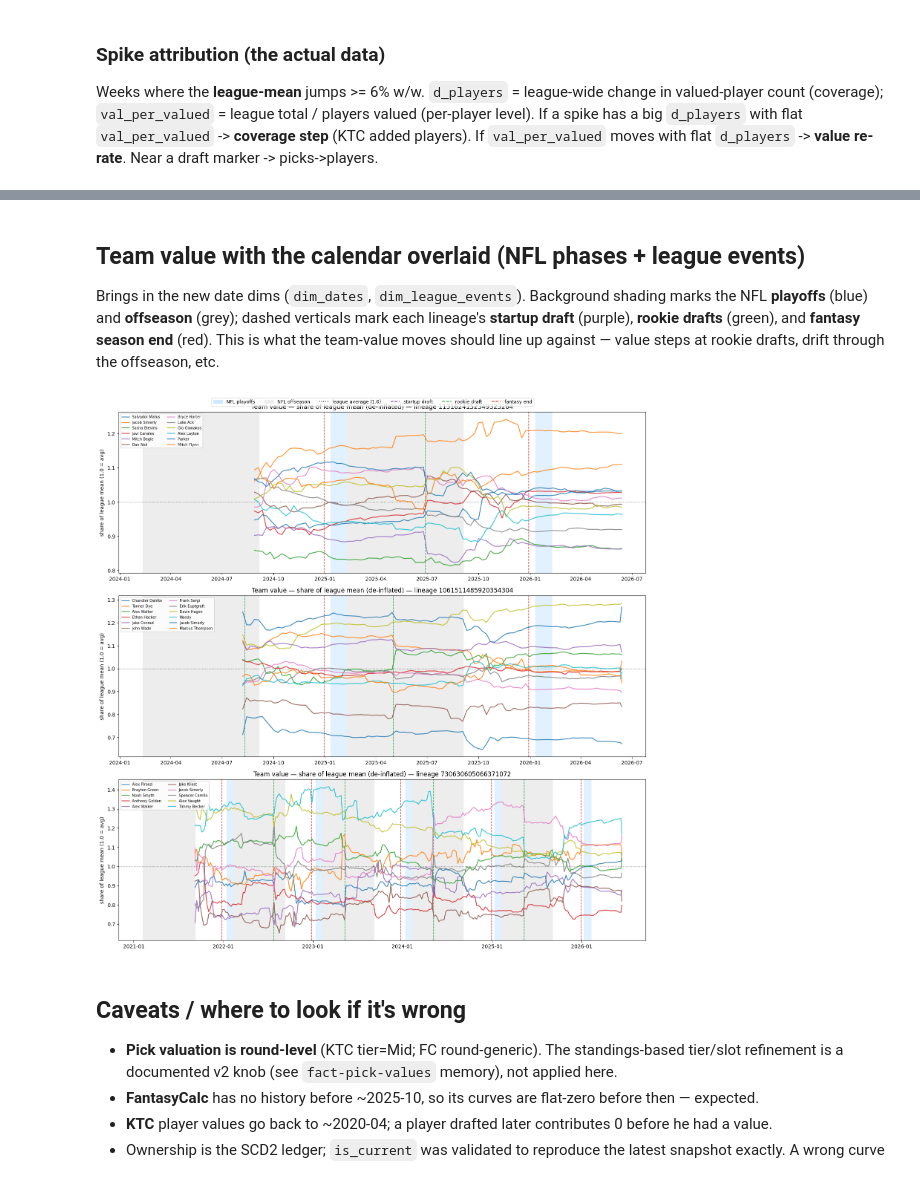
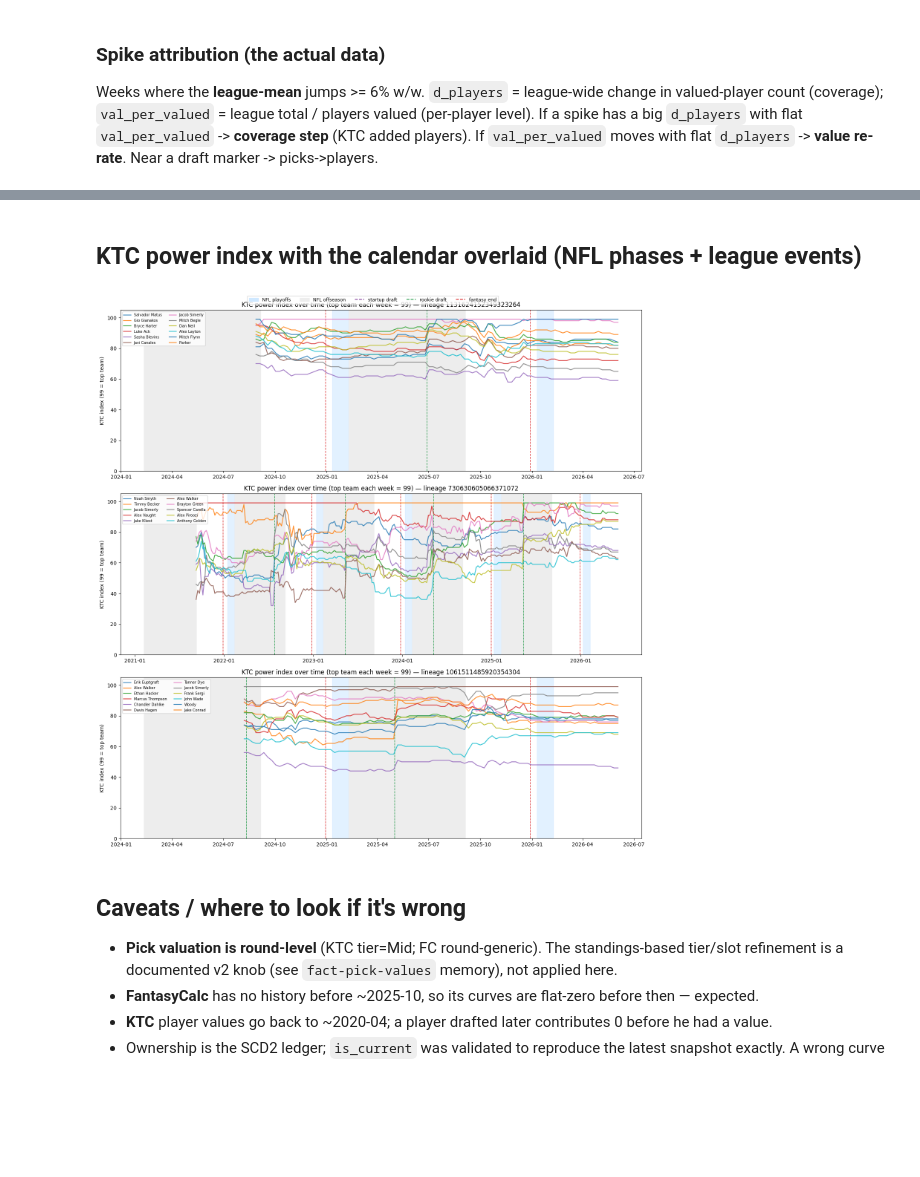
Before and after one commit to jsimerly/fantasy-analysis, a Jupyter notebook: analysis/02_team_value_over_time.ipynb, the cells around one changed output, grey strips where cells are left out. Saved outputs shown, nothing was run; the diff lists cells and outputs as text; code cells hidden in the pictures; blank space fills up the shorter version.

```diff
--- a/analysis/02_team_value_over_time.ipynb
+++ b/analysis/02_team_value_over_time.ipynb
@@ -45,9 +45,10 @@ player values: 562,568 rows  (2020-04-01 -> 2026-06-13)
 pick(round) values  KTC: 17,247   FC: 74,592
 # %%
 # --- build the measure on a weekly grid, both lenses ---
-END = "2026-06-13"   # extend through the current 2026 snapshot
-DATES = F.weekly_dates("2021-09-01", END)
-if END not in DATES: DATES = DATES + [END]   # weekly grid lands on Wed; ensure the latest snapshot date is included
+# Grid ends at the last continuous snapshot week. The single post-rollover 2026
+# snapshot sits after an ~8-month frozen-roster gap, so including it spikes the
+# lines; the current-state check below uses a standalone as-of-today snapshot instead.
+DATES = F.weekly_dates("2021-09-01", "2026-06-07")
 tv_ktc = F.team_value_timeseries(ledger, "ktc", DATES, player_values=pv, pick_values=pk_ktc)
 tv_fc  = F.team_value_timeseries(ledger, "fc",  DATES, player_values=pv, pick_values=pk_fc)
 
@@ -232,13 +229,9 @@ fig.tight_layout(); fig.savefig(CACHE/"tvot_ktc_spikes.png",dpi=90,bbox_inches="
 # %% [markdown]
-## Team value with the calendar overlaid (NFL phases + league events)
-Brings in the new date dims (`dim_dates`, `dim_league_events`). Background shading marks the NFL
-**playoffs** (blue) and **offseason** (grey); dashed verticals mark each lineage's **startup draft**
-(purple), **rookie drafts** (green), and **fantasy season end** (red). This is what the team-value
-moves should line up against — value steps at rookie drafts, drift through the offseason, etc.
+## KTC power index with the calendar overlaid (NFL phases + league events)
 # %%
 import matplotlib.patches as mpatches
 dd_cal, le_cal = F.load_calendar()
-# de-inflated series: share of league mean (same normalization as the diagnostics above)
+# KTC 1-99 power index (players-only): top team each week = 99.
 tvk_plus, _agg_cal = F.league_diagnostics(tv_ktc, fr_meta)
 
 _starts  = dd_cal.filter(pl.col("is_nfl_season_start")).sort("date")["date"].to_list()
@@ -246,45 +239,43 @@ _pstarts = dd_cal.filter(pl.col("is_nfl_playoff_start")).sort("date")["date"].to
 _pends   = dd_cal.filter(pl.col("is_nfl_playoff_end")).sort("date")["date"].to_list()
 EV_COLOR = {"startup_draft": "#7b3294", "rookie_draft": "#1a9641", "fantasy_end": "#d7191c"}
 
-def plot_with_calendar(tv, col="share", title="Team value — share of league mean (de-inflated)", ref=1.0):
+def plot_with_calendar(tv, col="ktc_index", title="KTC power index over time (top team each week = 99)"):
     lins = [l for l in tv["league_lineage_id"].unique().to_list() if l is not None]
     fig, axes = plt.subplots(len(lins), 1, figsize=(15, 5*len(lins)), squeeze=False)
     for ax, lin in zip(axes[:, 0], lins):
         sub = tv.filter((pl.col("league_lineage_id") == lin) & (pl.col("total_value") > 0))
         if sub.height == 0:
             continue
         x0, x1 = sub["date"].min(), sub["date"].max()
-        for ps, pe in zip(_pstarts, _pends):              # NFL playoff windows
+        for ps, pe in zip(_pstarts, _pends):
             if pe >= x0 and ps <= x1: ax.axvspan(ps, pe, color="#cfe8ff", alpha=0.6, zorder=0)
-        for pe in _pends:                                  # offseason = SB -> next kickoff
+        for pe in _pends:
             nxt = [s for s in _starts if s > pe]
             if nxt and nxt[0] >= x0 and pe <= x1: ax.axvspan(pe, nxt[0], color="0.93", zorder=0)
         for fid in sub["franchise_id"].unique().to_list():
             s = sub.filter(pl.col("franchise_id") == fid).sort("date")
             ax.plot([d for d in s["date"]], s[col].to_list(), lw=1.6, alpha=0.85,
                     label=(s["current_team_name"][0] or fid), zorder=2)
-        if ref is not None:
-            ax.axhline(ref, color="black", ls=":", lw=1, alpha=0.6, zorder=1)   # league average
         for r in le_cal.filter(pl.col("league_lineage_id") == lin).iter_rows(named=True):
             if r["event_date"] is not None and x0 <= r["event_date"] <= x1:
                 ax.axvline(r["event_date"], color=EV_COLOR.get(r["event_type"], "gray"),
                            ls="--", lw=1.1, alpha=0.9, zorder=1)
-        ax.set_title(f"{title} — lineage {lin}"); ax.set_ylabel("share of league mean (1.0 = avg)")
+        ax.set_title(f"{title} — lineage {lin}"); ax.set_ylabel("KTC index (99 = top team)")
+        ax.set_ylim(0, 105)
         ax.legend(fontsize=7, ncol=2, loc="upper left")
         ax.xaxis.set_major_formatter(mdates.DateFormatter("%Y-%m"))
     legend = [mpatches.Patch(color="#cfe8ff", label="NFL playoffs"),
               mpatches.Patch(color="0.93", label="NFL offseason"),
-              plt.Line2D([], [], color="black", ls=":", label="league average (1.0)"),
               plt.Line2D([], [], color=EV_COLOR["startup_draft"], ls="--", label="startup draft"),
               plt.Line2D([], [], color=EV_COLOR["rookie_draft"], ls="--", label="rookie draft"),
               plt.Line2D([], [], color=EV_COLOR["fantasy_end"], ls="--", label="fantasy end")]
-    fig.legend(handles=legend, loc="upper center", ncol=6, fontsize=9, bbox_to_anchor=(0.5, 1.005))
+    fig.legend(handles=legend, loc="upper center", ncol=5, fontsize=9, bbox_to_anchor=(0.5, 1.005))
     fig.tight_layout(); return fig
 
-fig = plot_with_calendar(tvk_plus, col="share")
+fig = plot_with_calendar(tvk_plus)
 fig.savefig(CACHE/"tvot_ktc_calendar.png", dpi=90, bbox_inches="tight"); plt.show()
 # %% [output]
-[figure, old version]
+[figure, new version]
 # %% [markdown]
 ## Caveats / where to look if it's wrong
 - **Pick valuation is round-level** (KTC tier=Mid; FC round-generic). The standings-based tier/slot
```
Also changed, not shown: parts of 13 cells of this notebook, 1 other file.
